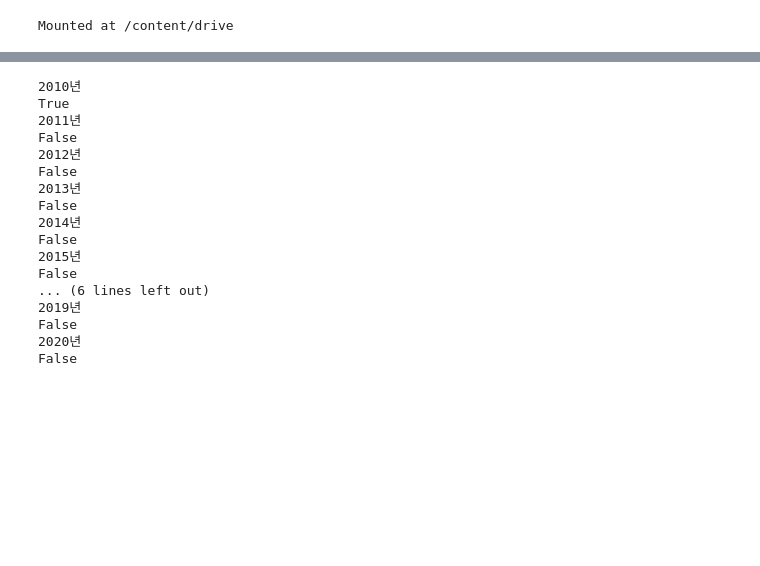
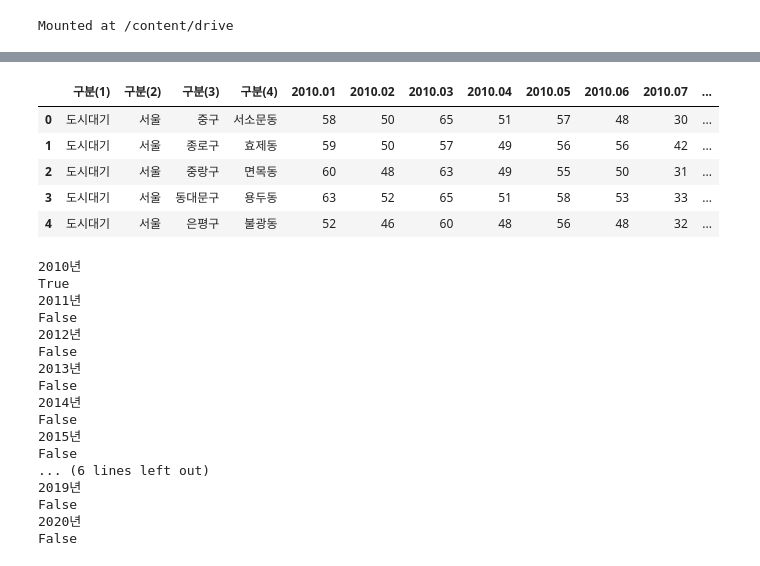
Before and after one commit to KimYeonWook511/PM10_Analysis, a Jupyter notebook: Code/PM10_Analysis.ipynb, the cells around one changed output, grey strips where cells are left out. Cells and saved outputs as stored; diff of their text form; code cells hidden in the pictures; blank space fills up the shorter version.

```diff
--- a/Code/PM10_Analysis.ipynb
+++ b/Code/PM10_Analysis.ipynb
@@ -62,2 +114,12 @@ df_dic = dict() # keys : 각 년도  values : 각 년도에 해당하는 csv파
+# %%
+# 미세먼지 데이터프레임 앞부분 5행
+df_dic['2010년'].head() # default 5
+# %% [output]
+|  | 구분(1) | 구분(2) | 구분(3) | 구분(4) | 2010.01 | 2010.02 | 2010.03 | 2010.04 | 2010.05 | 2010.06 | 2010.07 | ... |
+| 0 | 도시대기 | 서울 | 중구 | 서소문동 | 58 | 50 | 65 | 51 | 57 | 48 | 30 | ... |
+| 1 | 도시대기 | 서울 | 종로구 | 효제동 | 59 | 50 | 57 | 49 | 56 | 56 | 42 | ... |
+| 2 | 도시대기 | 서울 | 중랑구 | 면목동 | 60 | 48 | 63 | 49 | 55 | 50 | 31 | ... |
+| 3 | 도시대기 | 서울 | 동대문구 | 용두동 | 63 | 52 | 65 | 51 | 58 | 53 | 33 | ... |
+| 4 | 도시대기 | 서울 | 은평구 | 불광동 | 52 | 46 | 60 | 48 | 56 | 48 | 32 | ... |
 # %%
 # 함수 정의
```
Also changed, not shown: parts of 10 cells of this notebook.
